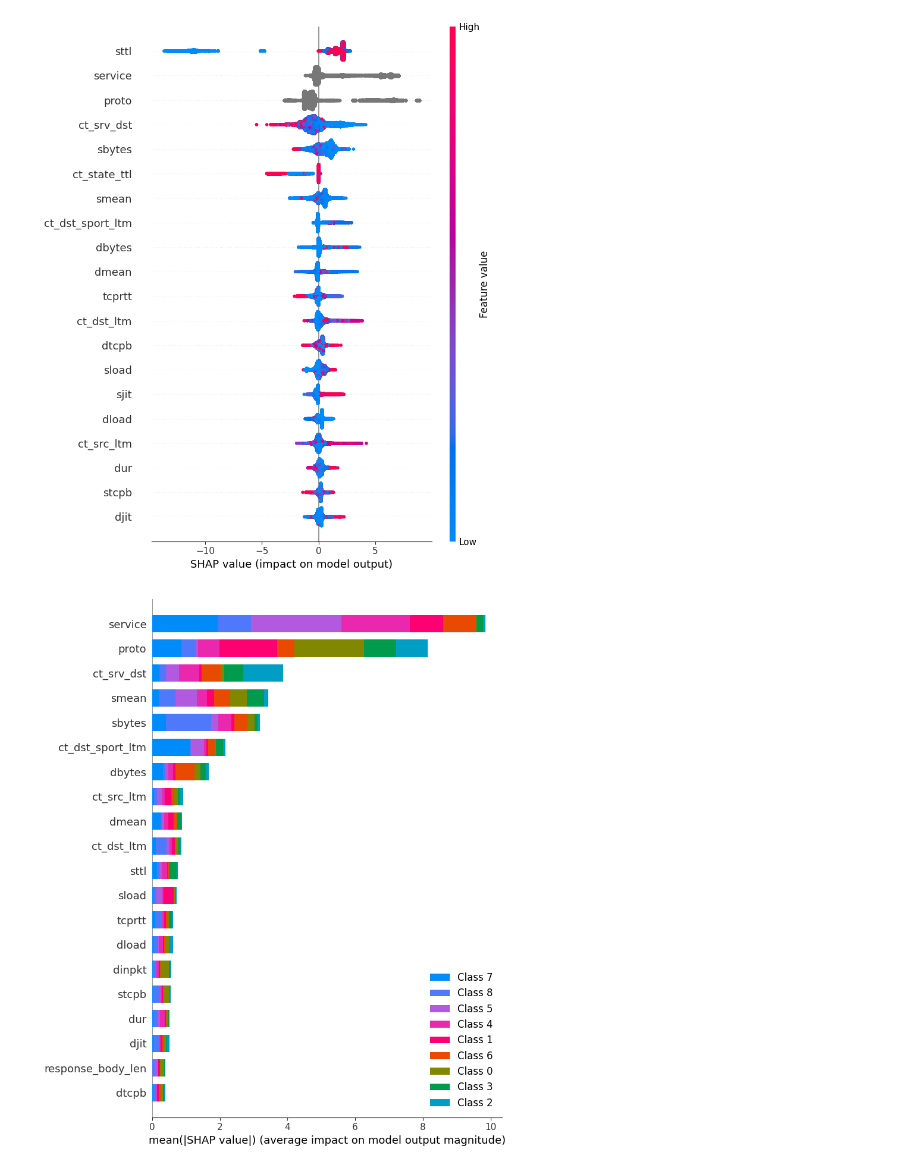
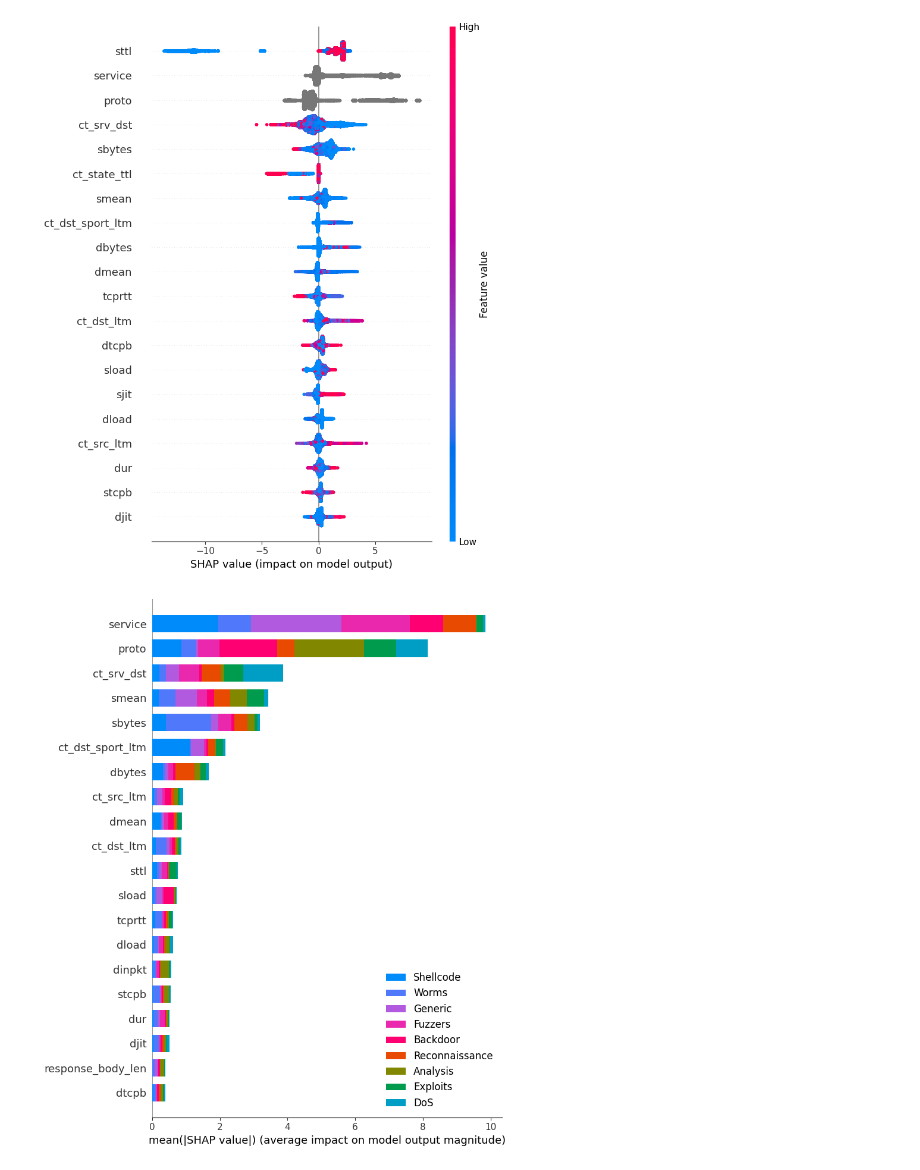
Before and after one commit to krishty21/SecondPlace, a Jupyter notebook: Model.ipynb, the cells around one changed output. Drawn from its saved outputs; the diff is of its cells as text; code cells hidden in the pictures.

Commit message:
shap summary plot shows legend

```diff
--- a/Model.ipynb
+++ b/Model.ipynb
@@ -280,15 +280,17 @@ shap.summary_plot(ShapBinVals, TestX)
 # %%
 TestCatDMatrix = xgb.DMatrix(TestXAttackOnly, enable_categorical=True)
 ShapCatContrib = CategoricalModel.get_booster().predict(TestCatDMatrix, pred_contribs=True)
 
 NumClasses = ShapCatContrib.shape[1]
 
 ShapValuesList = [ShapCatContrib[:, i, :-1] for i in range(NumClasses)]
 
 XPlot = TestXAttackOnly.copy()
 for col in XPlot.select_dtypes(include=['category']).columns:
     XPlot[col] = XPlot[col].cat.codes
 
-shap.summary_plot(ShapValuesList, XPlot)
+ClassNames = [str(c) for c in CategoricalTargetEncoder.classes_]
+
+shap.summary_plot(ShapValuesList, XPlot, class_names=ClassNames)
 # %% [output]
-[figure, old version]
+[figure, new version]
```
